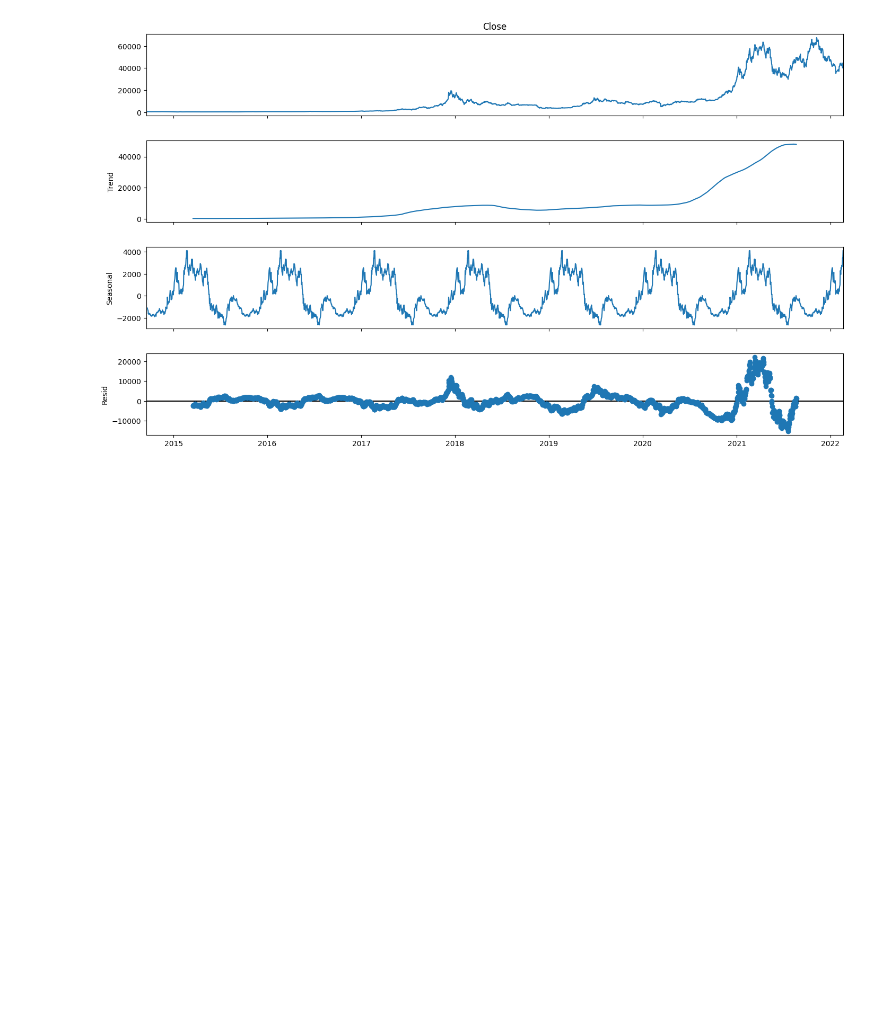
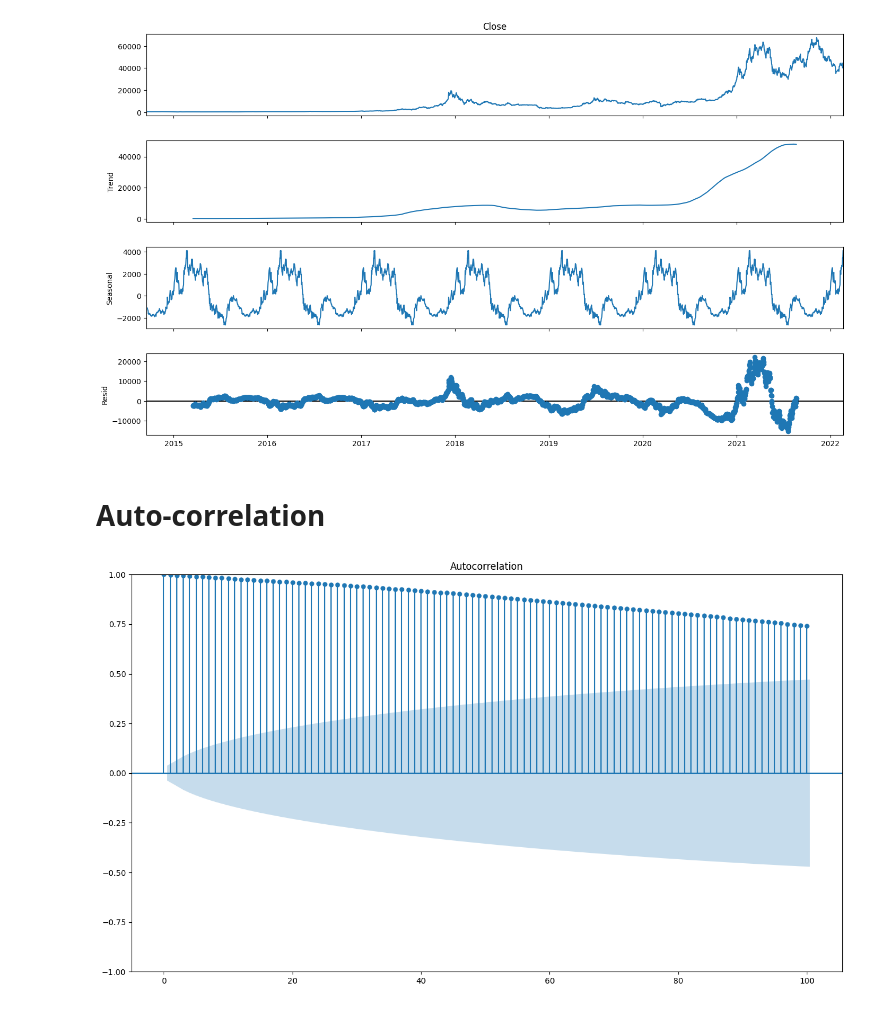
Before and after one commit to DarshanaHeendeniya/ML_Learning, a Jupyter notebook: Bitcoin_Price.ipynb, the cells around one changed output. Cells and saved outputs as stored; diff of their text form; code cells hidden in the pictures; blank space fills up the shorter version.

```diff
--- a/Bitcoin_Price.ipynb
+++ b/Bitcoin_Price.ipynb
@@ -375,3 +346,13 @@ fig.set_size_inches(16,9)
 plt.show()
 # %% [output]
 [figure]
+# %% [markdown]
+# **Auto-correlation**
+# %%
+# Plot the auto correlation plot
+
+fig, ax = plt.subplots(figsize = (16,9))
+plot_acf(df1['Close'], lags = 100, ax = ax)
+plt.show()
+# %% [output]
+[figure, added]
```
Also changed, not shown: parts of 3 cells of this notebook.
